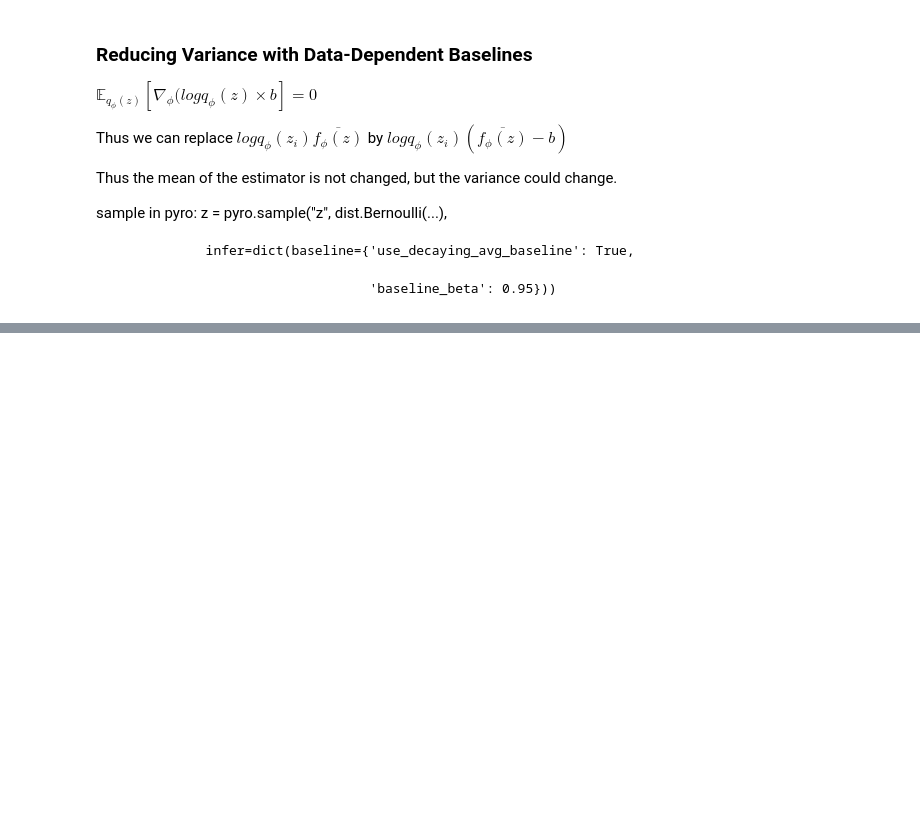
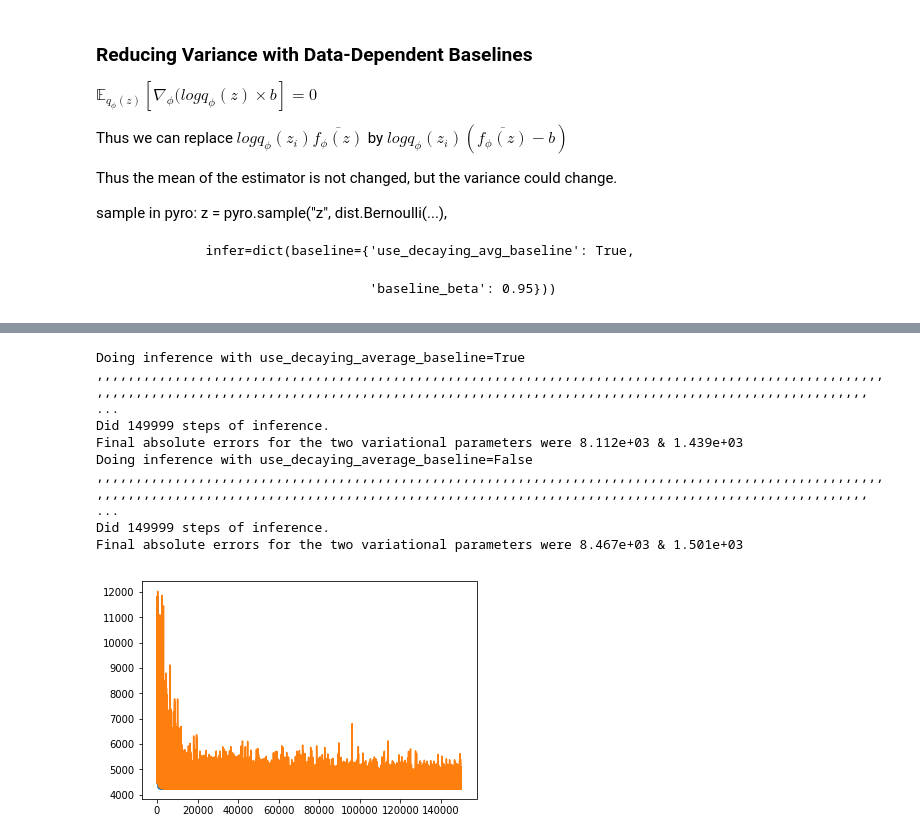
Before and after one commit to maxsonate/probabilisticModeling, a Jupyter notebook: examples/Variational Inference.ipynb, the cells around one changed output, grey strips where cells are left out. Saved outputs shown, nothing was run; the diff lists cells and outputs as text; code cells hidden in the pictures; blank space fills up the shorter version.

Commit message:
non reparameterized variational

```diff
--- a/examples/Variational Inference.ipynb
+++ b/examples/Variational Inference.ipynb
@@ -228,0 +234,38 @@ z = pyro.sample("z", dist.Bernoulli(...),
+# %%
+### Non parameterizable Variational Inference:
+from __future__ import print_function
+import os
+import torch
+import torch.distributions.constraints as constraints
+from torch import nn
+import pyro
+import pyro.distributions as dist
+import numpy as np
+# Pyro also has a reparameterized Beta distribution so we import
+# the non-reparameterized version to make our point
+from pyro.distributions.testing.fakes import NonreparameterizedBeta
+import pyro.optim as optim
+from pyro.infer import SVI, TraceGraph_ELBO
+import sys
+import scipy.stats
+import matplotlib.pyplot as pyplot
+
+# enable validation (e.g. validate parameters of distributions)
+pyro.enable_validation(True)
+
+# this is for running the notebook in our testing framework
+smoke_test = ('CI' in os.environ)
+max_steps = 2 if smoke_test else 150000
+
+def param_abs_error(name, target):
+    return torch.sum(torch.abs(target - pyro.param(name))).item()
+# %%
+class BaselineNN(nn.Module):
+    def __init__(self, dim_input=10, dim_hidden=1):
+        super(BaselineNN, self).__init__()
+        self.linear = nn.Linear(dim_input, dim_hidden)
+
+    def forward(self,x):
+        hidden = self.linear(x)
+        print(hidden)
+        return hidden
@@ -228,0 +345,15 @@ z = pyro.sample("z", dist.Bernoulli(...),
+# %%
+# do the experiment
+bbe = BernoulliBetaExample(max_steps=max_steps)
+bbe.do_inference(use_decaying_average_baseline=True)
+bbe.do_inference(use_decaying_average_baseline=False)
+# %% [output]
+Doing inference with use_decaying_average_baseline=True
+,,,,,,,,,,,,,,,,,,,,,,,,,,,,,,,,,,,,,,,,,,,,,,,,,,,,,,,,,,,,,,,,,,,,,,,,,,,,,,,,,,,,,,,,,,,,,,,,,,,,,,,,,,,,,,,,,,,,,,,,,,,,,,,,,,,,,,,,,,,,,,,,,,,,,,,,,,,,,,,,,,,,,,,,,,,,,,,,,,,,,,,,,,,,,,,,,,,,,,,, ...
+Did 149999 steps of inference.
+Final absolute errors for the two variational parameters were 8.112e+03 & 1.439e+03
+Doing inference with use_decaying_average_baseline=False
+,,,,,,,,,,,,,,,,,,,,,,,,,,,,,,,,,,,,,,,,,,,,,,,,,,,,,,,,,,,,,,,,,,,,,,,,,,,,,,,,,,,,,,,,,,,,,,,,,,,,,,,,,,,,,,,,,,,,,,,,,,,,,,,,,,,,,,,,,,,,,,,,,,,,,,,,,,,,,,,,,,,,,,,,,,,,,,,,,,,,,,,,,,,,,,,,,,,,,,,, ...
+Did 149999 steps of inference.
+Final absolute errors for the two variational parameters were 8.467e+03 & 1.501e+03
+[figure, added]
```
Also changed, not shown: parts of 3 cells of this notebook.
